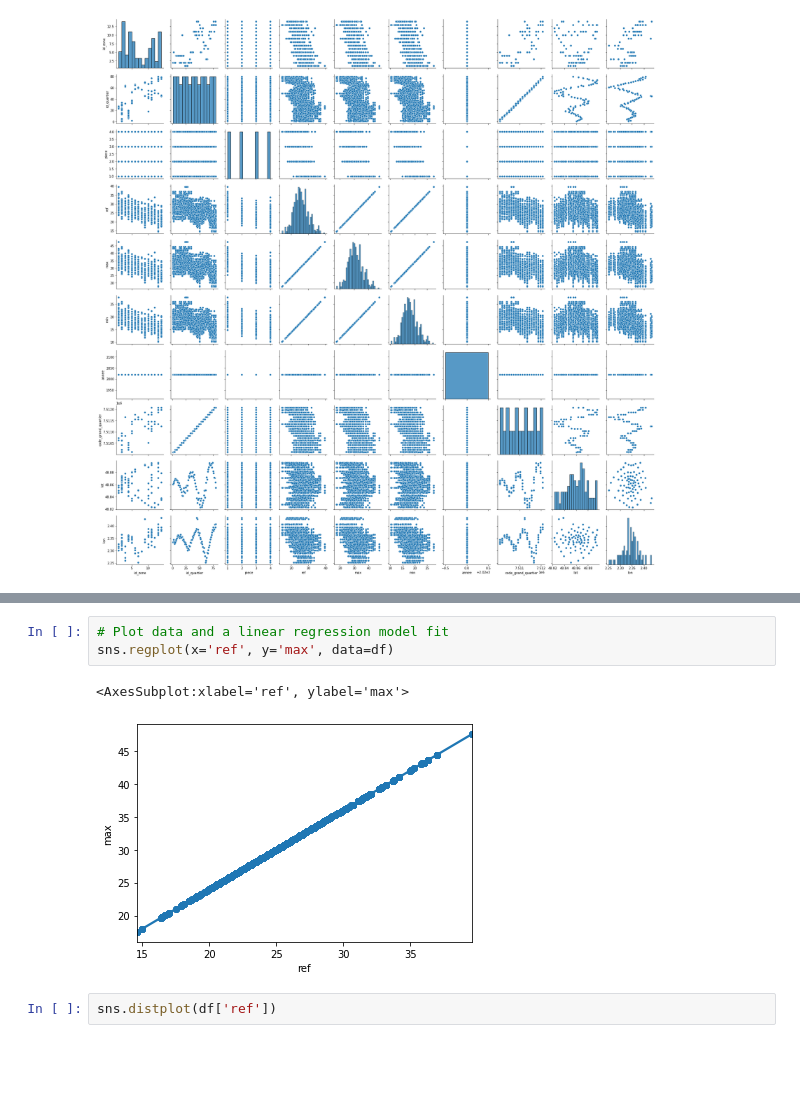
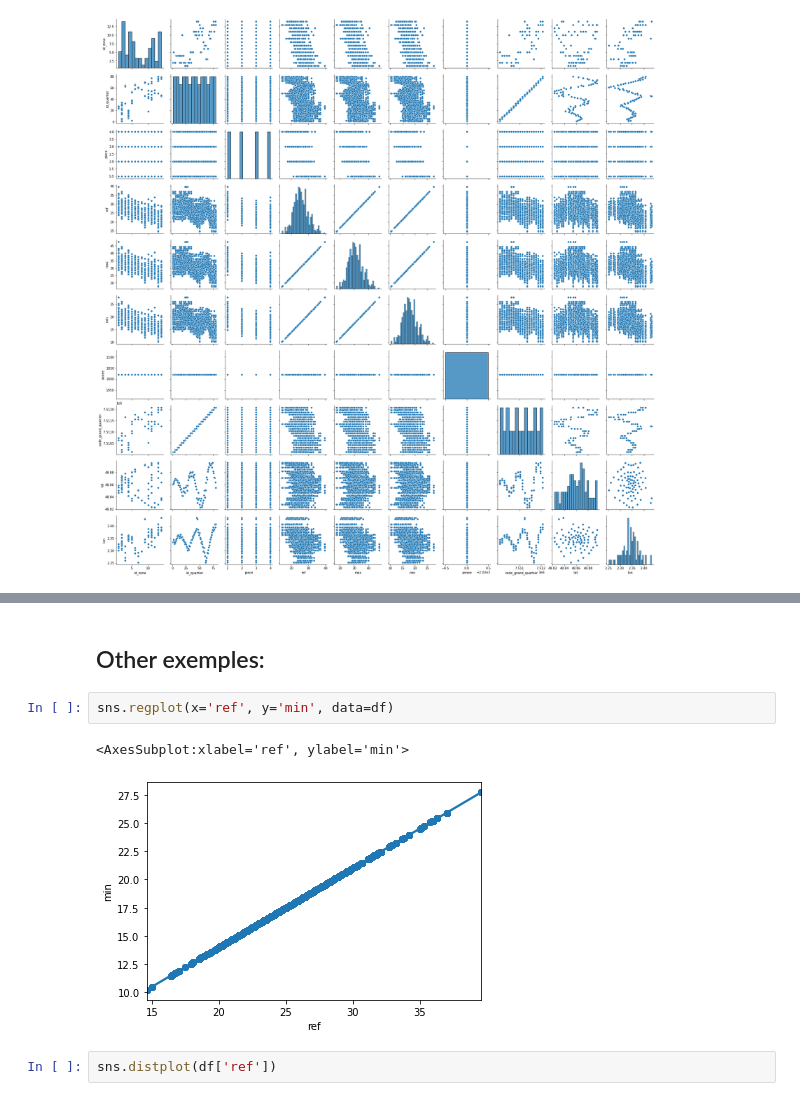
Before and after one commit to Djessyatta/exploring-data-analysis, a Jupyter notebook: explorating-data-analysis.ipynb, the cells around one changed output, grey strips where cells are left out. Saved outputs shown, nothing was run; the diff lists cells and outputs as text; blank space fills up the shorter version.

```diff
--- a/explorating-data-analysis.ipynb
+++ b/explorating-data-analysis.ipynb
@@ -119,9 +132,10 @@ sns.pairplot(df)
+# %% [markdown]
+## Other exemples:
 # %%
-# Plot data and a linear regression model fit
-sns.regplot(x='ref', y='max', data=df)
+sns.regplot(x='ref', y='min', data=df)
 # %% [output]
-<AxesSubplot:xlabel='ref', ylabel='max'>
+<AxesSubplot:xlabel='ref', ylabel='min'>
-[figure, old version]
+[figure, new version]
 # %%
 sns.distplot(df['ref'])
 # %% [output]
```
Also changed, not shown: parts of 11 cells of this notebook, 11 other files.
